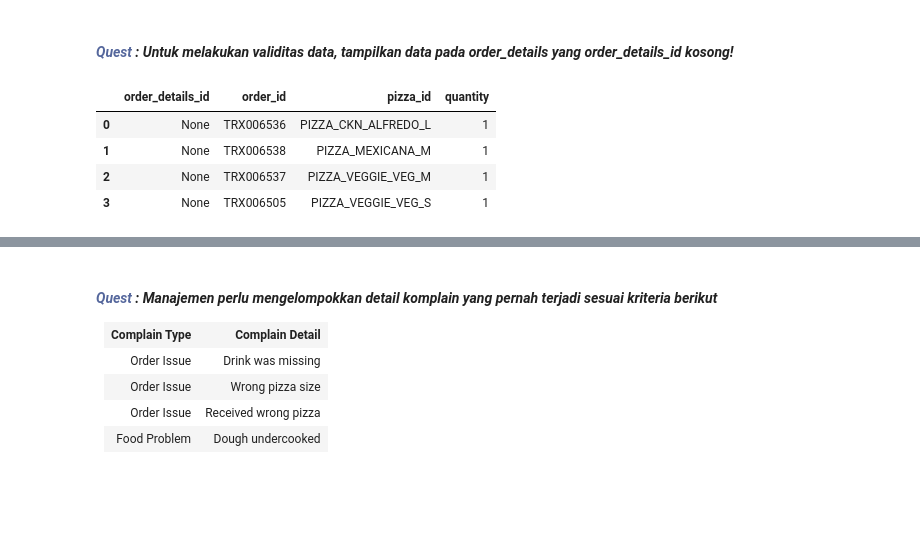
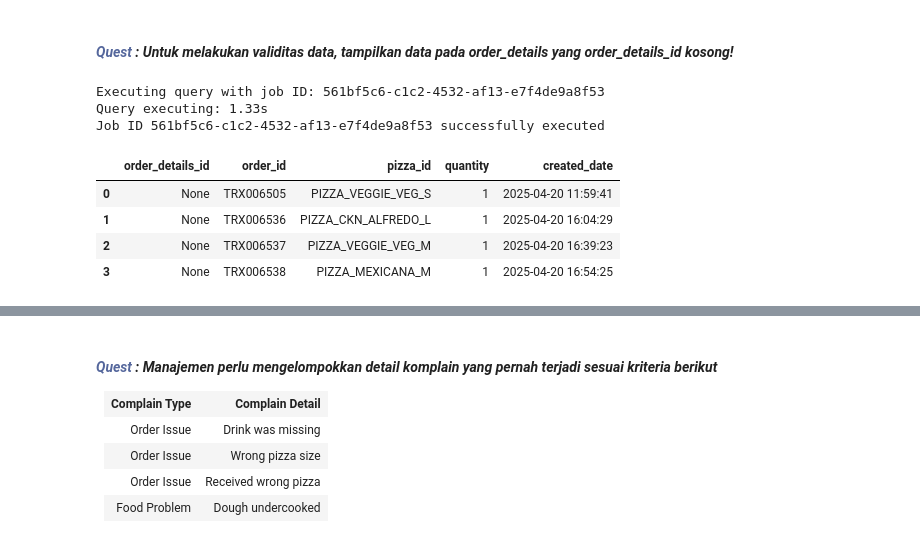
Before and after one commit to refianP13/Data-Analyst, a Jupyter notebook: Copy_of_DQLab_Conditions_&_Aggregation.ipynb, the cells around one changed output, grey strips where cells are left out. Saved outputs shown, nothing was run; the diff lists cells and outputs as text; code cells hidden in the pictures; blank space fills up the shorter version.

```diff
--- a/Copy_of_DQLab_Conditions_&_Aggregation.ipynb
+++ b/Copy_of_DQLab_Conditions_&_Aggregation.ipynb
@@ -23,7 +23,7 @@ print('Authenticated')
 Authenticated
 # %%
 # Buat BigQuery client
-project_id = 'dqlabproject-2026'
+project_id = 'dqlabs-project'
 client = bigquery.Client(project = project_id)
 # %% [markdown]
 <a id="A"></a>
@@ -365,13 +400,18 @@ Untuk menggunakannya, eksekusi query berikut <br><br>
 # %%
 %%bigquery --project {project_id} --verbose
 
-...
+SELECT *
+FROM `dqpizza.transaction_order_detail`
+WHERE order_details_id IS NULL
 # %% [output]
+Executing query with job ID: 561bf5c6-c1c2-4532-af13-e7f4de9a8f53
+Query executing: 1.33s
+Job ID 561bf5c6-c1c2-4532-af13-e7f4de9a8f53 successfully executed
-|  | order_details_id | order_id | pizza_id | quantity |
-| 0 | None | TRX006536 | PIZZA_CKN_ALFREDO_L | 1 |
-| 1 | None | TRX006538 | PIZZA_MEXICANA_M | 1 |
-| 2 | None | TRX006537 | PIZZA_VEGGIE_VEG_M | 1 |
-| 3 | None | TRX006505 | PIZZA_VEGGIE_VEG_S | 1 |
+|  | order_details_id | order_id | pizza_id | quantity | created_date |
+| 0 | None | TRX006505 | PIZZA_VEGGIE_VEG_S | 1 | 2025-04-20 11:59:41 |
+| 1 | None | TRX006536 | PIZZA_CKN_ALFREDO_L | 1 | 2025-04-20 16:04:29 |
+| 2 | None | TRX006537 | PIZZA_VEGGIE_VEG_M | 1 | 2025-04-20 16:39:23 |
+| 3 | None | TRX006538 | PIZZA_MEXICANA_M | 1 | 2025-04-20 16:54:25 |
 # %% [markdown]
 <a id="B"></a>
 # <b>B. <span style='color:#0B2F9F'><code>CASE - WHEN</code></b>
```
Also changed, not shown: parts of 30 cells of this notebook.
